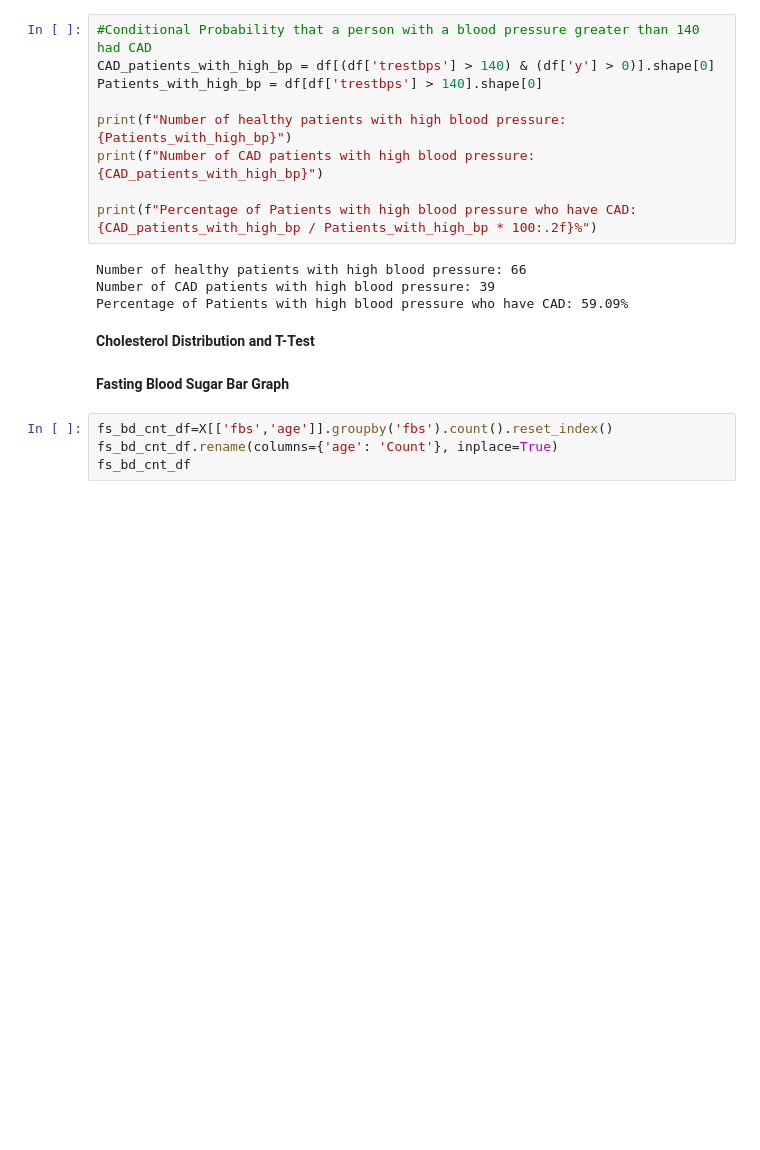
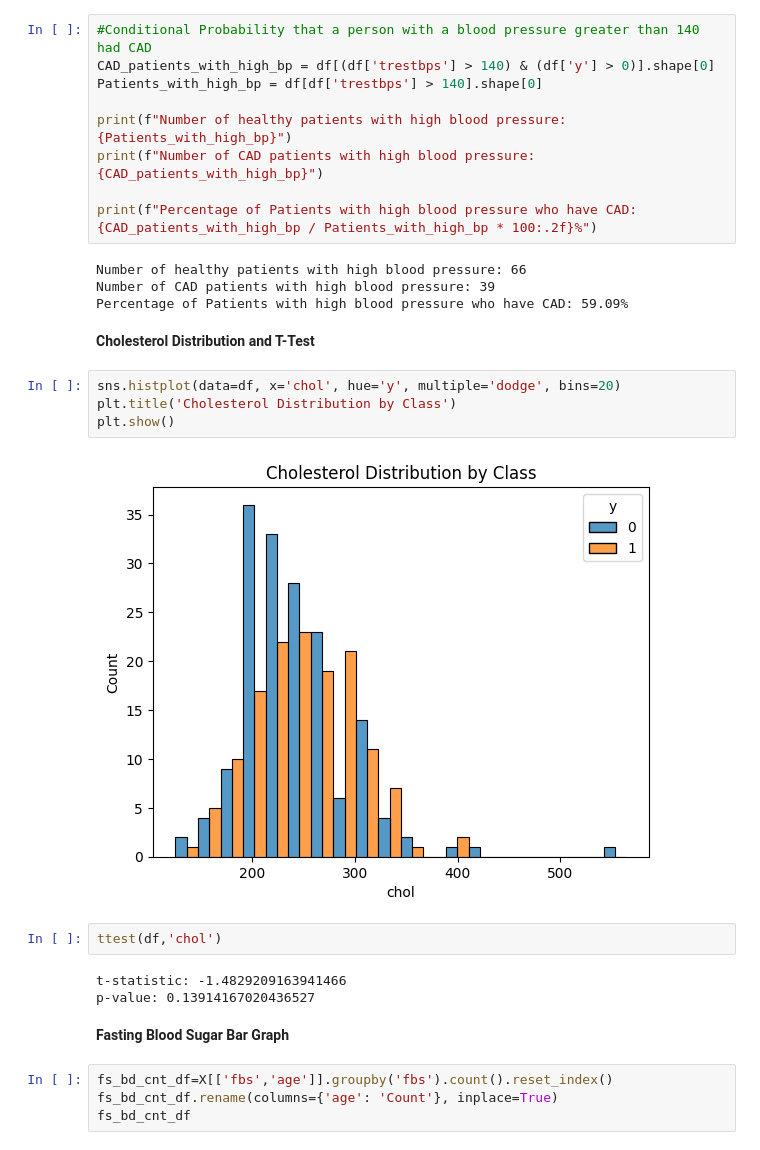
Before and after one commit to rhiats/classification_CAD, a Jupyter notebook: Heart_Disease.ipynb, the cells around one changed output. Cells and saved outputs as stored; diff of their text form; blank space fills up the shorter version.

```diff
--- a/Heart_Disease.ipynb
+++ b/Heart_Disease.ipynb
@@ -285,6 +285,17 @@ Number of CAD patients with high blood pressure: 39
 Percentage of Patients with high blood pressure who have CAD: 59.09%
 # %% [markdown]
 **Cholesterol Distribution and T-Test**
+# %%
+sns.histplot(data=df, x='chol', hue='y', multiple='dodge', bins=20)
+plt.title('Cholesterol Distribution by Class')
+plt.show()
+# %% [output]
+[figure, added]
+# %%
+ttest(df,'chol')
+# %% [output]
+t-statistic: -1.4829209163941466
+p-value: 0.13914167020436527
 # %% [markdown]
 **Fasting Blood Sugar Bar Graph**
 # %%
```
Also changed, not shown: parts of 1 cell of this notebook.
